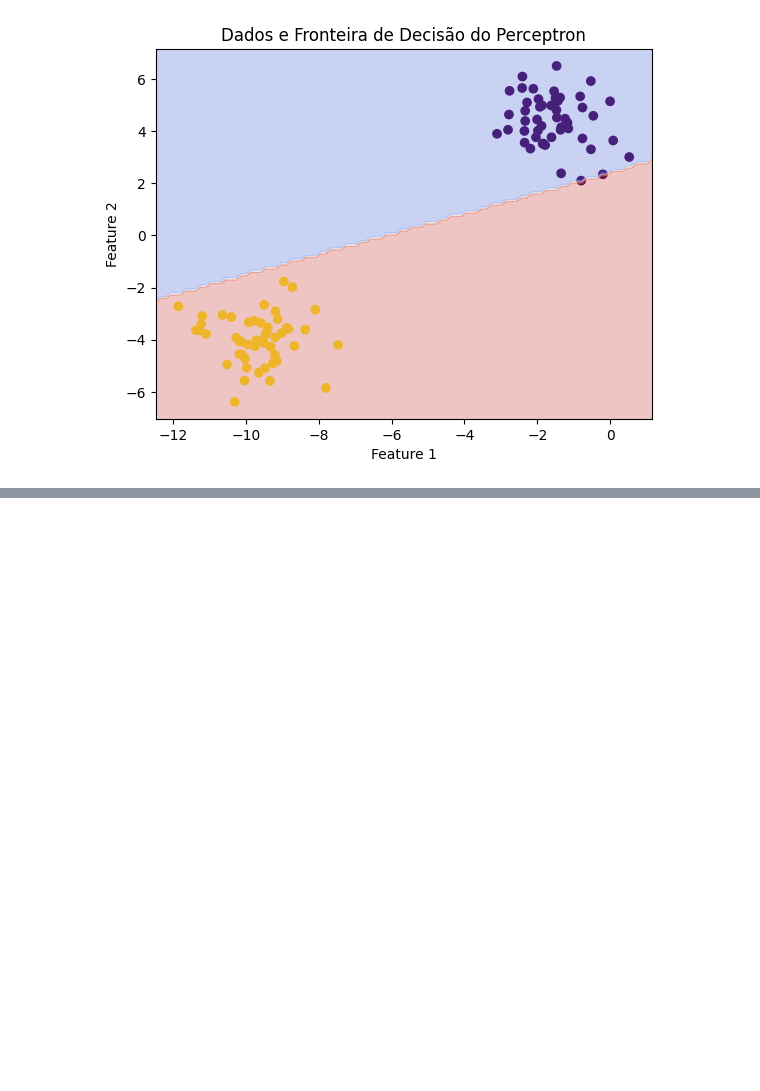
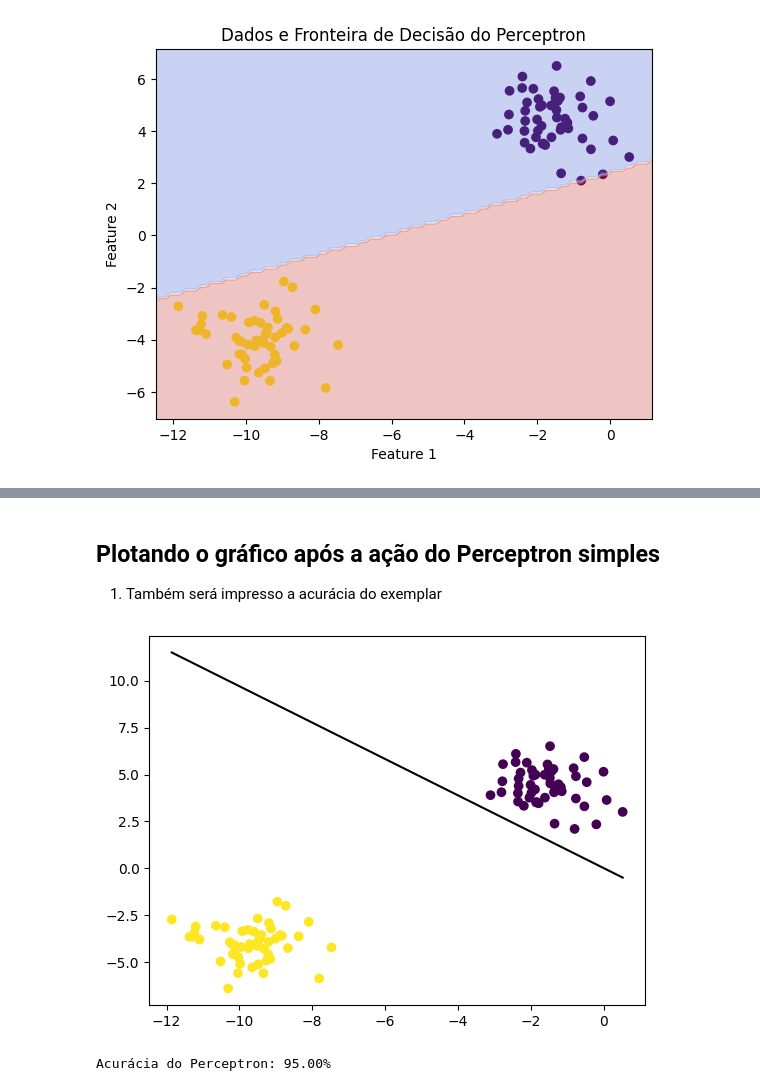
Before and after one commit to TETEURYAN/DeepLearning, a Jupyter notebook: src/Perceptron.ipynb, the cells around one changed output, grey strips where cells are left out. Drawn from its saved outputs; the diff is of its cells as text; code cells hidden in the pictures; blank space fills up the shorter version.

Commit message:
uptade 'perceptron'

```diff
--- a/src/Perceptron.ipynb
+++ b/src/Perceptron.ipynb
@@ -230,0 +180,12 @@ Acurácia do Perceptron: 95.00%
+# %% [markdown]
+## Plotando o gráfico após a ação do Perceptron simples
+
+1. Também será impresso a acurácia do exemplar
+# %%
+p_fit = fit(X, y)
+plot_predict(X, y, p_fit)
+
+print(f'Acurácia do Perceptron: {accuracy(y_test, y_pred) * 100:.2f}%')
+# %% [output]
+[figure, added]
+Acurácia do Perceptron: 95.00%
```
Also changed, not shown: parts of 8 cells of this notebook.
